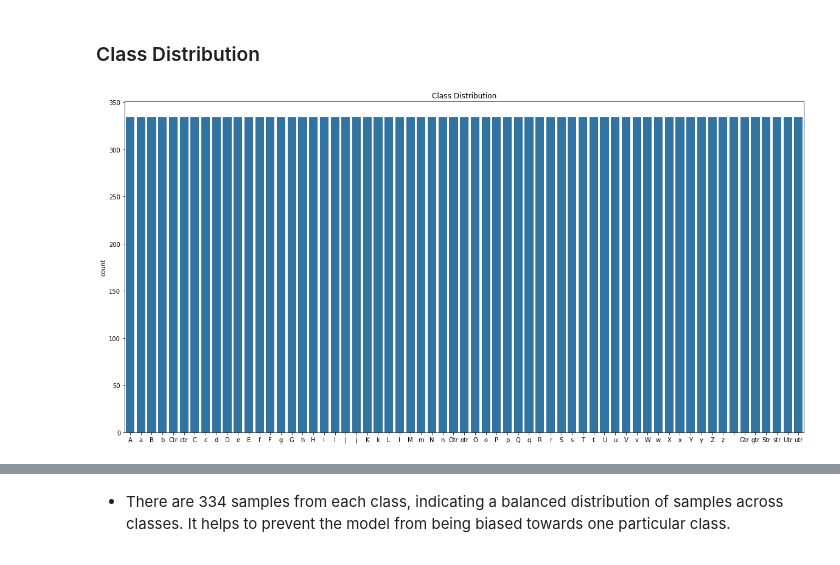
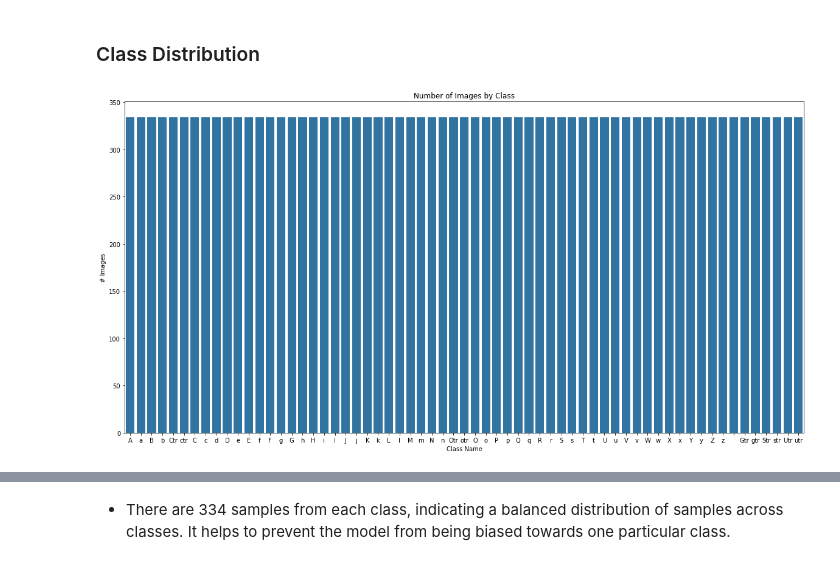
Before and after one commit to beyzanurkeskin/Handwritten-Letter-and-Person-Recognition-Project, a Jupyter notebook: Dataset/EDA.ipynb, the cells around one changed output, grey strips where cells are left out. Cells and saved outputs as stored; diff of their text form; code cells hidden in the pictures.

```diff
--- a/Dataset/EDA.ipynb
+++ b/Dataset/EDA.ipynb
@@ -129,13 +129,15 @@ plt.show()
 # %%
 import seaborn as sns
 
 # Plot class distribution
 plt.figure(figsize=(20, 10))
 sns.countplot(x=labels)
-plt.title('Class Distribution')
+plt.title('Number of Images by Class')
+plt.xlabel('Class Name')
+plt.ylabel('# Images')
 plt.show()
 # %% [output]
-[figure, old version]
+[figure, new version]
 # %%
 # Display class counts
 class_counts = {label: labels.tolist().count(label) for label in set(labels)}
```
Also changed, not shown: parts of 5 cells of this notebook, 9 other files.
